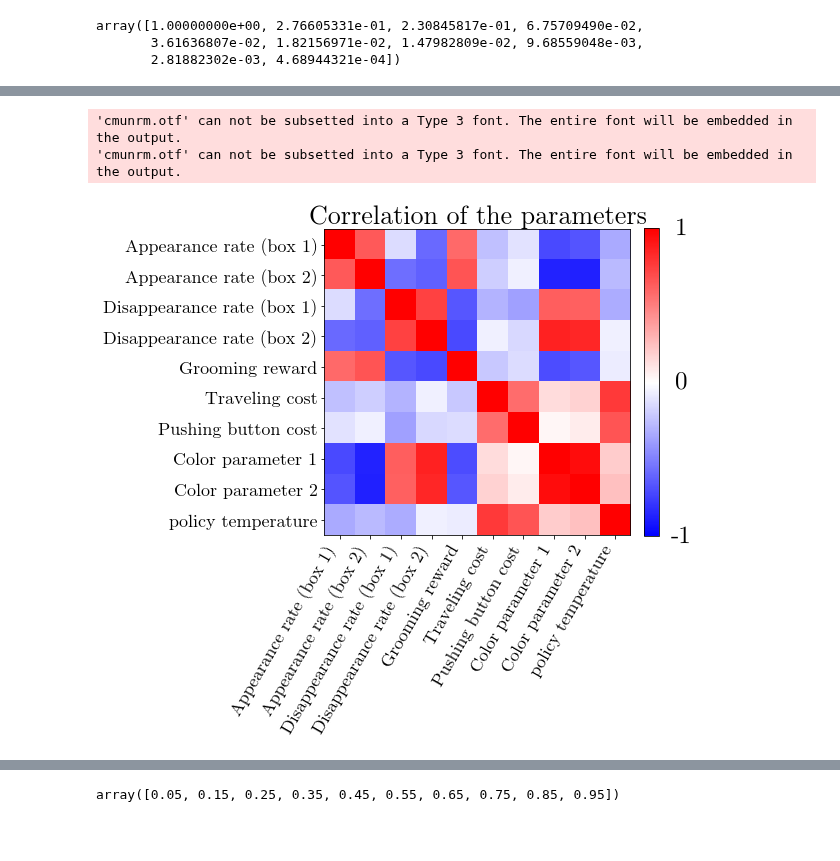
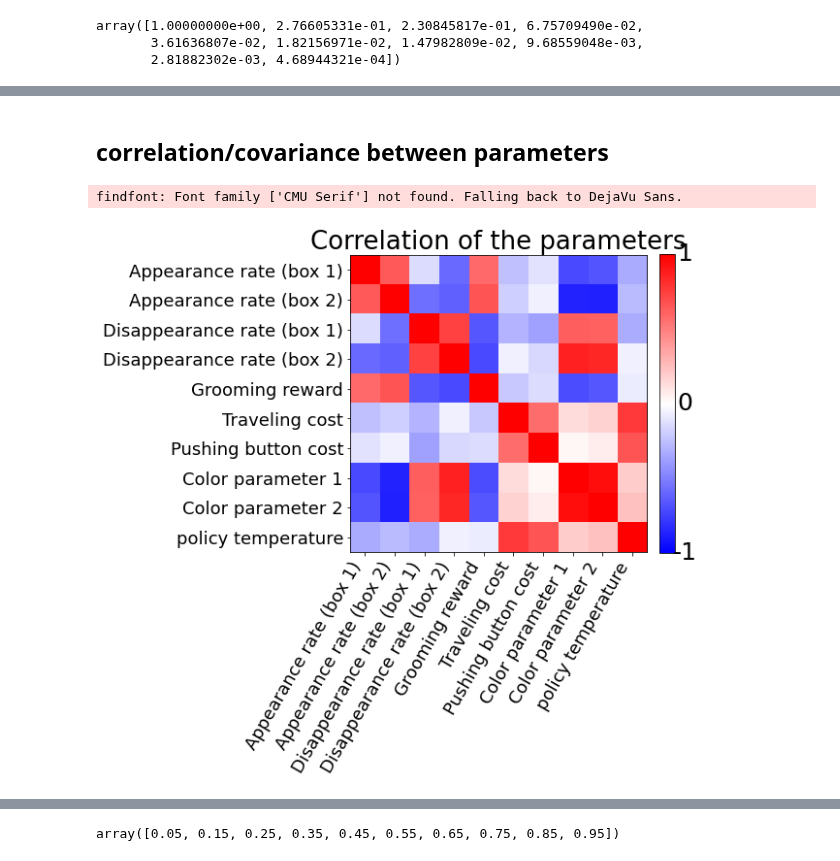
Before and after one commit to XaqLab/IRC_TwoSiteForaging, a Jupyter notebook: NNagent_IRCfromFile-01262020(170602).ipynb, the cells around one changed output, grey strips where cells are left out. Drawn from its saved outputs; the diff is of its cells as text; code cells hidden in the pictures; blank space fills up the shorter version.

```diff
--- a/NNagent_IRCfromFile-01262020(170602).ipynb
+++ b/NNagent_IRCfromFile-01262020(170602).ipynb
@@ -306,12 +189,12 @@ plt.ylabel('Projected parameters \n $\mathbf{v} \cdot \mathbf{\\theta}$', fontsi
 #plt.clabel(cs3, inline=1, fontsize=10)
 cbar = plt.colorbar(cs3,fraction=0.046, pad=0.04)
 for j, lab in enumerate(['low','high']):
-    cbar.ax.text(2.4, j , lab, ha='center', va='center', fontsize = 25, fontname = 'CMU Serif')
+    cbar.ax.text(2.4, j * 1100 - 6200, lab, ha='center', va='center', fontsize = 25)
 cbar.ax.get_yaxis().set_ticks([])
 cbar.ax.get_yaxis().labelpad = 10
 cbar.ax.set_ylabel('Log Likelihood', rotation=90, fontsize = 35, fontname = 'CMU Serif')
 
 plt.show()
 
-fig_contour.savefig('contour.pdf', format='pdf', bbox_inches = 'tight')
+#fig_contour.savefig('contour.pdf', format='pdf', bbox_inches = 'tight')
 # %% [output]
@@ -522,29 +397,30 @@ fig_eig.savefig('eigenSpectrum.pdf', format='pdf', bbox_inches = 'tight')
+# %% [markdown]
+## correlation/covariance between parameters
 # %%
 fig_correlation, ax = plt.subplots(figsize = (6, 6))
 correlation_mat = np.linalg.inv(np.diag(std_final)).dot(var_para_woCol).dot(np.linalg.inv(np.diag(std_final)))
 p_corre = ax.imshow(correlation_mat,
                     cmap = 'bwr', vmax = np.max(np.abs(correlation_mat)), vmin = - np.max(np.abs(correlation_mat)))
 ax.set_title('Correlation of the parameters', fontsize = 26)
 ax.set_xticks(list(range(10)))
 ax.set_xticklabels( ('Appearance rate (box 1)', 'Appearance rate (box 2)', 'Disappearance rate (box 1)',
                     'Disappearance rate (box 2)','Grooming reward', 'Traveling cost', 'Pushing button cost',
                     'Color parameter 1','Color parameter 2', 'policy temperature'), rotation = 60,
                    ha = 'right', fontsize = 18)
 ax.set_yticks(list(range(10)))
 ax.set_yticklabels( ('Appearance rate (box 1)', 'Appearance rate (box 2)', 'Disappearance rate (box 1)',
                     'Disappearance rate (box 2)','Grooming reward', 'Traveling cost', 'Pushing button cost',
                     'Color parameter 1','Color parameter 2', 'policy temperature'), ha = 'right', fontsize = 18)
 cbar = fig_correlation.colorbar(p_corre,fraction=0.046, pad=0.04)
 for j, lab in enumerate(['-1','0', '1']):
-    cbar.ax.text(2.4, j/2 , lab, ha='center', va='center', fontsize = 25, fontname = 'CMU Serif')
+    cbar.ax.text(2.4, j - 1, lab, ha='center', va='center', fontsize = 25)
 cbar.ax.get_yaxis().set_ticks([])
 cbar.ax.get_yaxis().labelpad = 10
 
-fig_correlation.savefig('correlation.pdf', format='pdf', bbox_inches = 'tight')
+#fig_correlation.savefig('correlation.pdf', format='pdf', bbox_inches = 'tight')
 # %% [output]
-'cmunrm.otf' can not be subsetted into a Type 3 font. The entire font will be embedded in the output.
-'cmunrm.otf' can not be subsetted into a Type 3 font. The entire font will be embedded in the output.
+findfont: Font family ['CMU Serif'] not found. Falling back to DejaVu Sans.
-[figure, old version]
+[figure, new version]
 # %%
 fig_cov, ax = plt.subplots(figsize = (6, 6))
 p_cov = ax.imshow(var_para_woCol, cmap = 'bwr',
```
Also changed, not shown: parts of 47 cells of this notebook.
